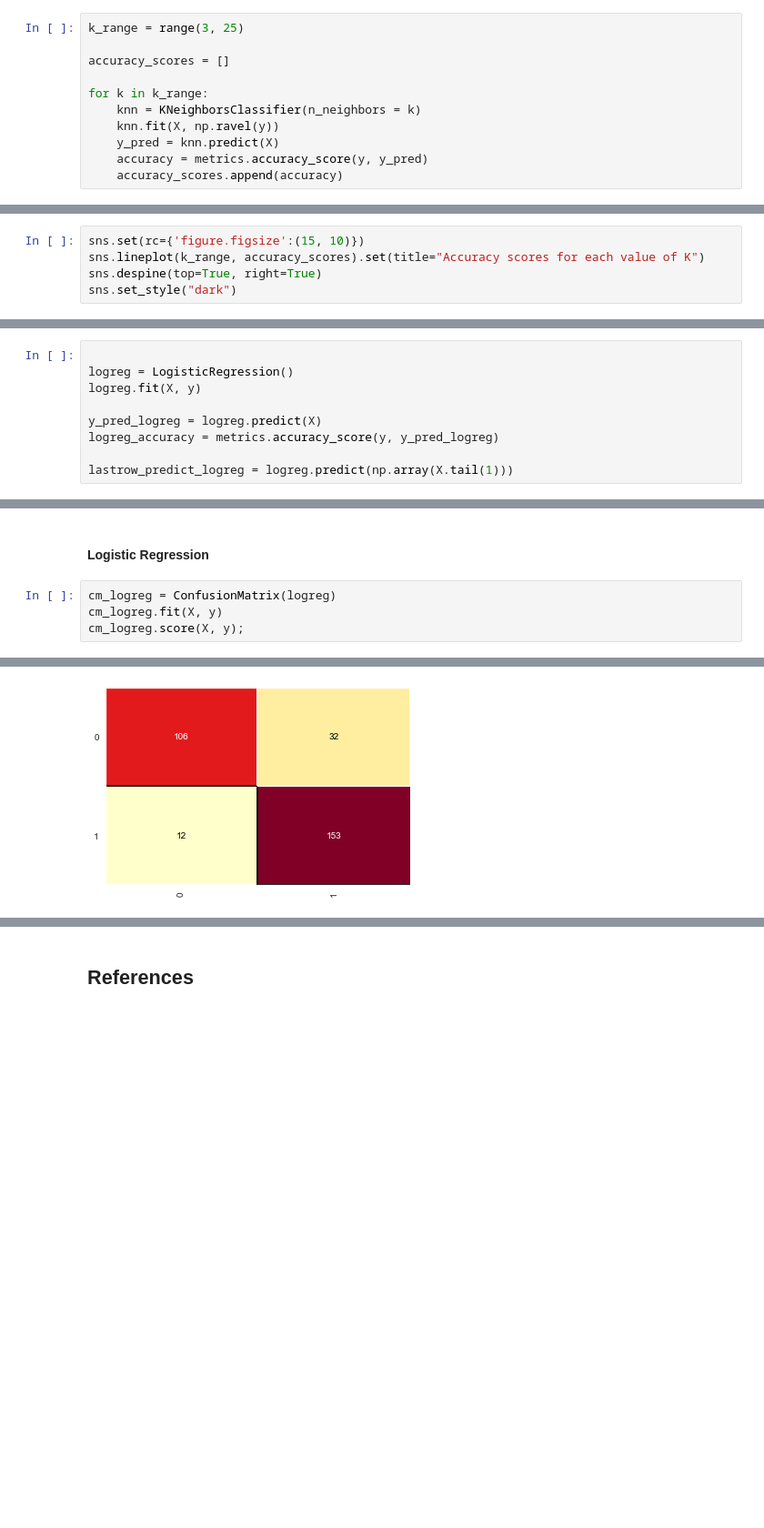
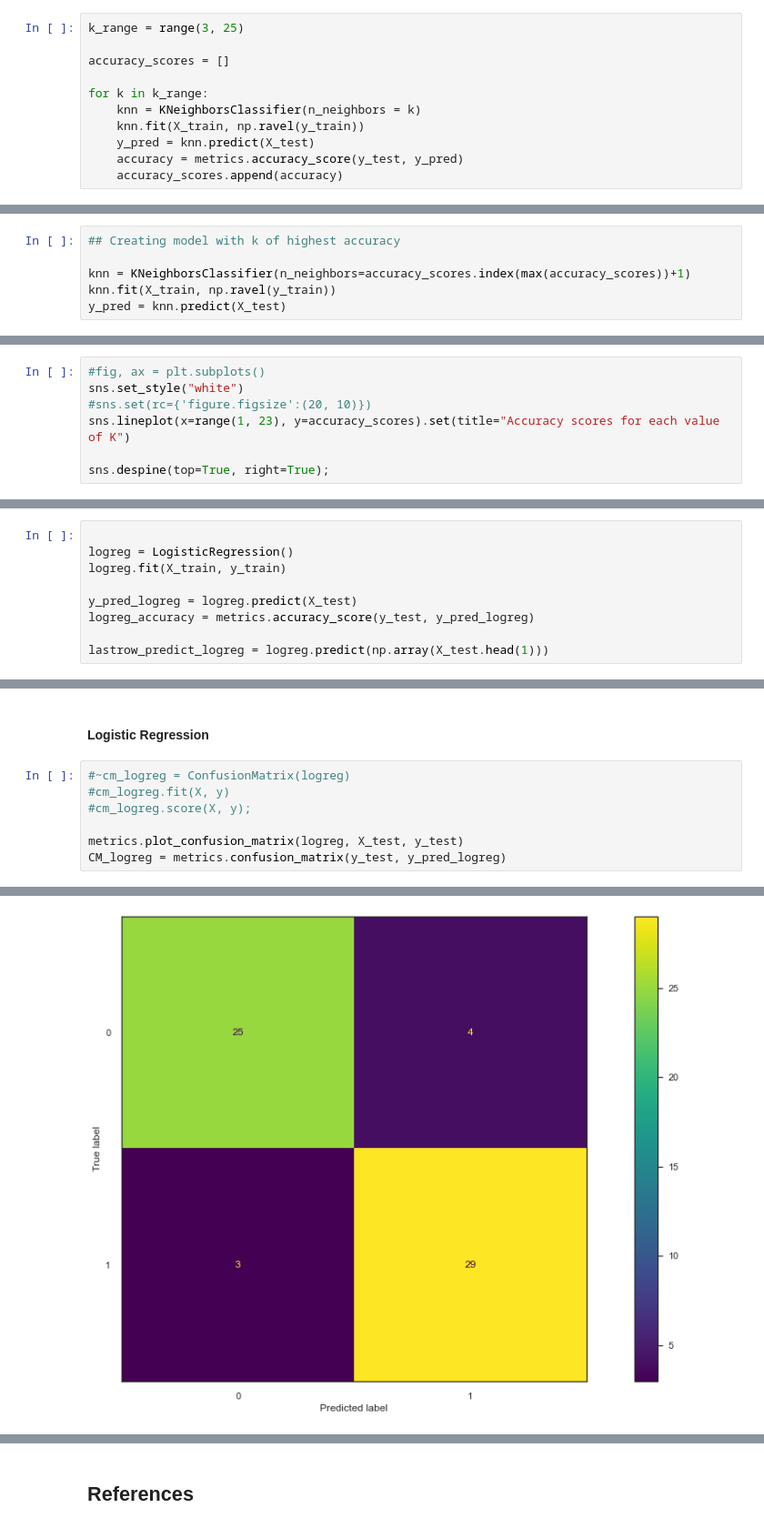
Before and after one commit to viswambaran/DataDrivenAnalytics, a Jupyter notebook: HeartAttackPredictor/HeartAttackPredictionModel.ipynb, the cells around one changed output, grey strips where cells are left out. Shown at 91% size. Drawn from its saved outputs; the diff is of its cells as text; blank space fills up the shorter version.

```diff
--- a/HeartAttackPredictor/HeartAttackPredictionModel.ipynb
+++ b/HeartAttackPredictor/HeartAttackPredictionModel.ipynb
@@ -412,7 +393,7 @@ accuracy_scores = []
 
 for k in k_range:
     knn = KNeighborsClassifier(n_neighbors = k)
-    knn.fit(X, np.ravel(y))
-    y_pred = knn.predict(X)
-    accuracy = metrics.accuracy_score(y, y_pred)
+    knn.fit(X_train, np.ravel(y_train))
+    y_pred = knn.predict(X_test)
+    accuracy = metrics.accuracy_score(y_test, y_pred)
     accuracy_scores.append(accuracy)
@@ -419,8 +403,16 @@ for k in k_range:
+# %%
+## Creating model with k of highest accuracy
+
+knn = KNeighborsClassifier(n_neighbors=accuracy_scores.index(max(accuracy_scores))+1)
+knn.fit(X_train, np.ravel(y_train))
+y_pred = knn.predict(X_test)
 # %% [markdown]
 #### Accuracy scores plot
 # %%
-sns.set(rc={'figure.figsize':(15, 10)})
-sns.lineplot(k_range, accuracy_scores).set(title="Accuracy scores for each value of K")
-sns.despine(top=True, right=True)
-sns.set_style("dark")
+#fig, ax = plt.subplots()
+sns.set_style("white")
+#sns.set(rc={'figure.figsize':(20, 10)})
+sns.lineplot(x=range(1, 23), y=accuracy_scores).set(title="Accuracy scores for each value of K")
+
+sns.despine(top=True, right=True);
 # %% [output]
@@ -436,10 +428,10 @@ The best K to use for the model would be {{accuracy_scores.index(max(accuracy_sc
 # %%
 
 logreg = LogisticRegression()
-logreg.fit(X, y)
+logreg.fit(X_train, y_train)
 
-y_pred_logreg = logreg.predict(X)
-logreg_accuracy = metrics.accuracy_score(y, y_pred_logreg)
+y_pred_logreg = logreg.predict(X_test)
+logreg_accuracy = metrics.accuracy_score(y_test, y_pred_logreg)
 
-lastrow_predict_logreg = logreg.predict(np.array(X.tail(1)))
+lastrow_predict_logreg = logreg.predict(np.array(X_test.head(1)))
 # %% [markdown]
@@ -497,7 +473,10 @@ The model had 46 entries with false positives/negatives.
 # %% [markdown]
 #### Logistic Regression
 # %%
-cm_logreg = ConfusionMatrix(logreg)
-cm_logreg.fit(X, y)
-cm_logreg.score(X, y);
+#~cm_logreg = ConfusionMatrix(logreg)
+#cm_logreg.fit(X, y)
+#cm_logreg.score(X, y);
+
+metrics.plot_confusion_matrix(logreg, X_test, y_test)
+CM_logreg = metrics.confusion_matrix(y_test, y_pred_logreg)
 # %% [output]
@@ -504,2 +485,2 @@ cm_logreg.score(X, y);
-[figure, old version]
+[figure, new version]
 # %% [markdown]
```
Also changed, not shown: parts of 30 cells of this notebook.
